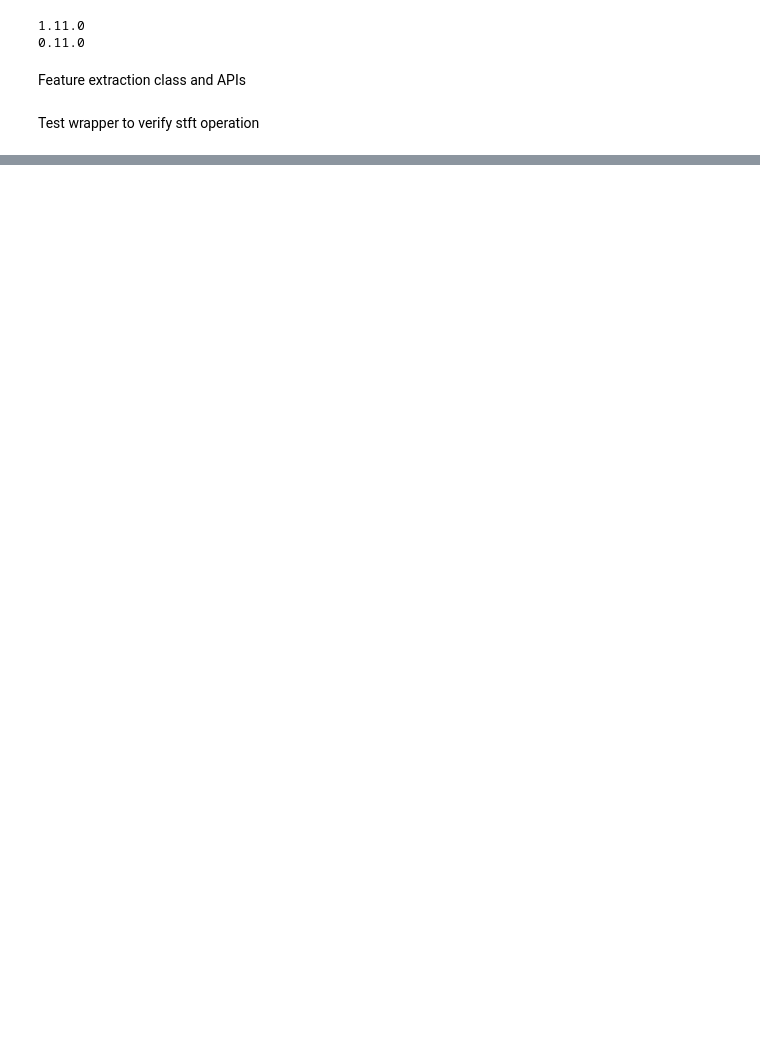
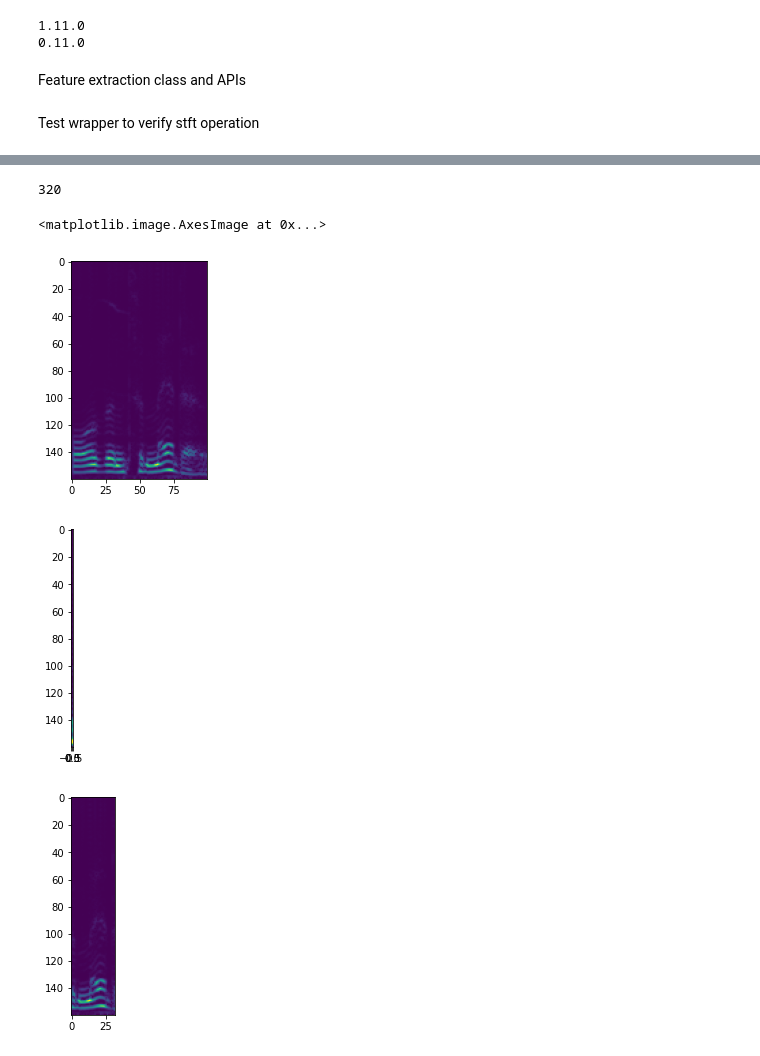
Before and after one commit to pkamath7/AEC_RES, a Jupyter notebook: utils/stft_istft.ipynb, the cells around one changed output, grey strips where cells are left out. Drawn from its saved outputs; the diff is of its cells as text; code cells hidden in the pictures; blank space fills up the shorter version.

```diff
--- a/utils/stft_istft.ipynb
+++ b/utils/stft_istft.ipynb
@@ -112 +112,35 @@ plt.imshow(spects[82])
 [figure]
+# %%
+# in ms
+fft_len=40
+hop_size=10
+duration=32*fft_len*sr//1000
+sr=8000
+# %% [output]
+320
+# %%
+incr=hop_size*sr//1000
+spects=[]
+ft= FeatureExtractor(fft_len,hop_size,sr)
+ff=[]
+for i in range(0,100):
+    input,sr=librosa.load(dirpath+'/farend_speech/farend_speech_fileid_0.wav',sr=8000,duration=hop_size/1000, offset=i*hop_size/1000)
+    fft_ip=ft.stft(input)
+    ff.append(fft_ip)
+    ifft_ip=ft.istft(fft_ip)
+    spec=ft.spectrogram(fft_ip)
+    spects.append(spec)
+# %%
+tff=np.array(np.abs(ff))
+fft1=np.flip(tff.T.squeeze(0)[:160,:],0)
+fft1=cv2.normalize(fft1, None, alpha=0, beta=1, norm_type=cv2.NORM_MINMAX, dtype=cv2.CV_32F)
+# %%
+plt.figure()
+plt.imshow(fft1)
+plt.figure()
+plt.imshow(spects[82])
+# %% [output]
+<matplotlib.image.AxesImage at 0x...>
+[figure, added]
+[figure, added]
+[figure, added]
```
Also changed, not shown: parts of 2 cells of this notebook.
